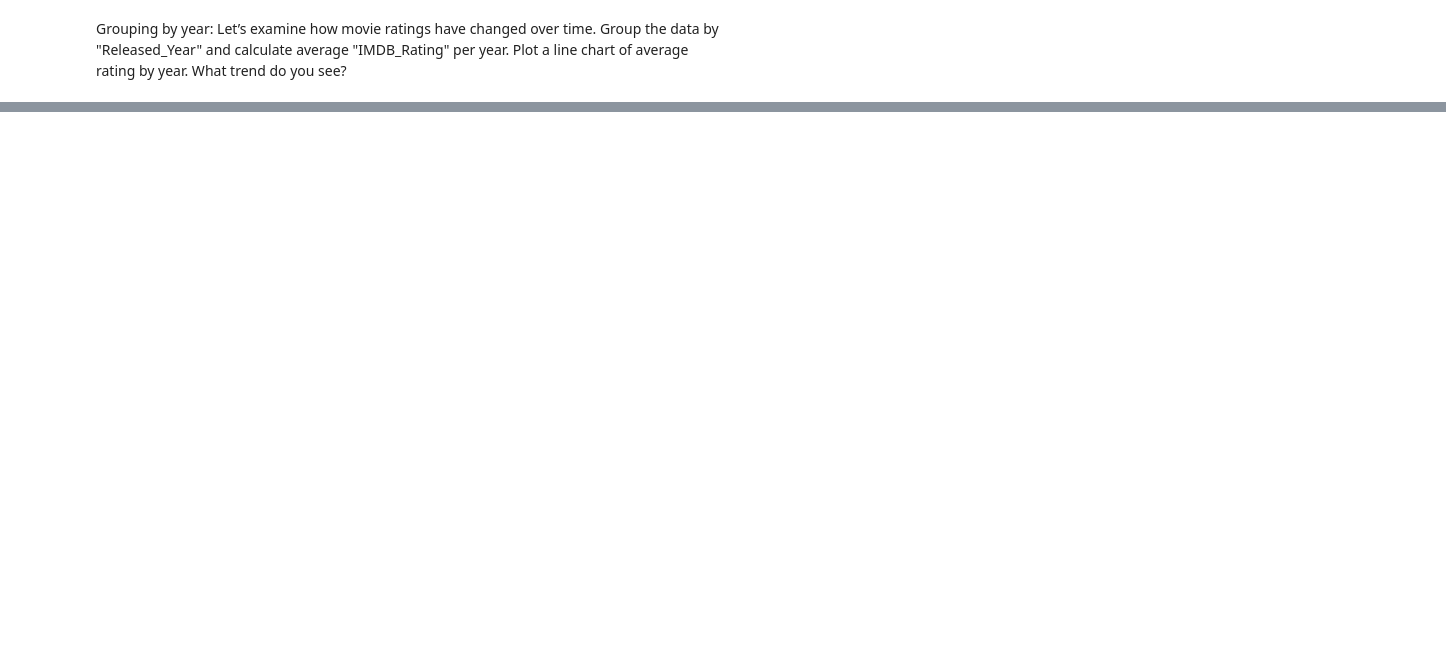
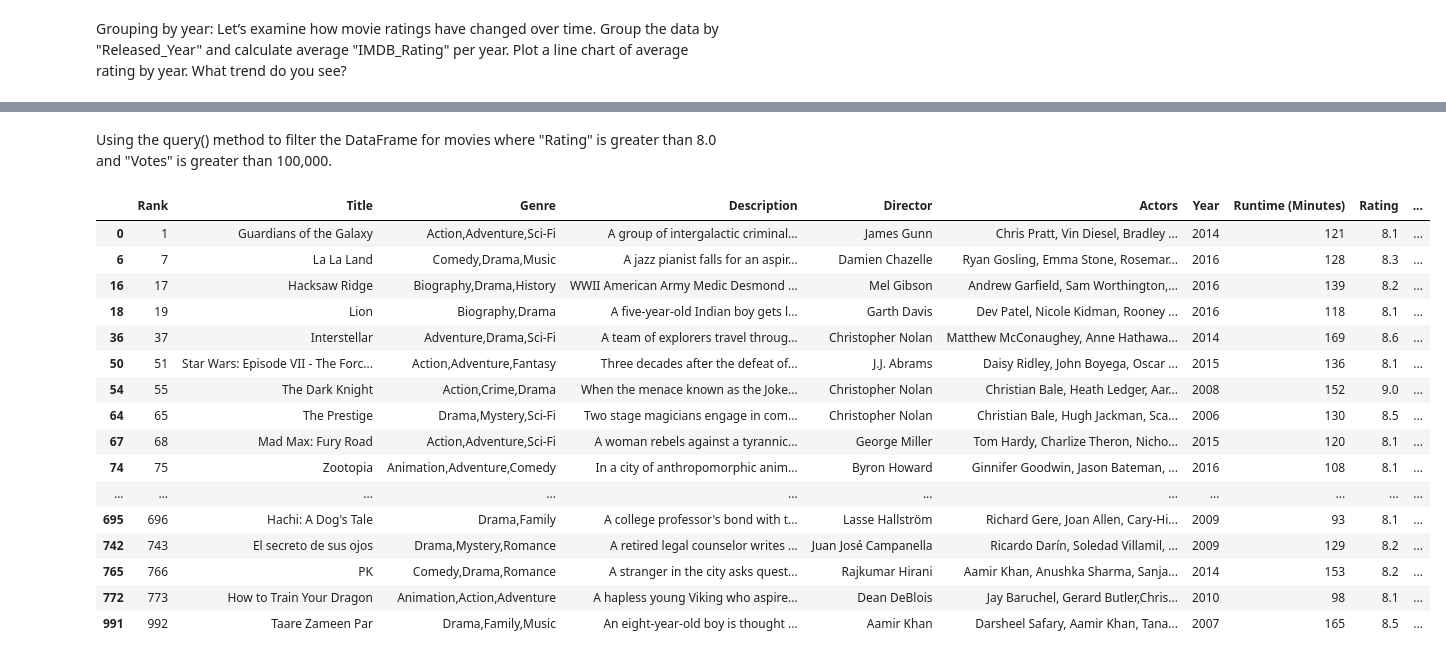
Before and after one commit to darshanchids/Advanced-Python-Adventures, a Jupyter notebook: Data Exploration of IMDB data set.ipynb, the cells around one changed output, grey strips where cells are left out. Saved outputs shown, nothing was run; the diff lists cells and outputs as text; code cells hidden in the pictures; blank space fills up the shorter version.

```diff
--- a/Data Exploration of IMDB data set.ipynb
+++ b/Data Exploration of IMDB data set.ipynb
@@ -192,0 +288,6 @@ rating by year. What trend do you see?
+# %%
+bins = [0, 90, 150, 500]
+lab = ['short', 'standard', 'epic']
+
+df['Movie_Length'] = pd.cut(df['Runtime (Minutes)'], bins=bins, labels=lab, include_lowest=True)
+print(df['Movie_Length'])
@@ -192,0 +355,23 @@ rating by year. What trend do you see?
+# %% [markdown]
+Using the query() method to filter the DataFrame for movies where "Rating" is greater
+than 8.0 and "Votes" is greater than 100,000.
+# %%
+df.query("Rating > 8.0 and Votes > 100000")
+# %% [output]
+|  | Rank | Title | Genre | Description | Director | Actors | Year | Runtime (Minutes) | Rating | ... |
+| 0 | 1 | Guardians of the Galaxy | Action,Adventure,Sci-Fi | A group of intergalactic criminal... | James Gunn | Chris Pratt, Vin Diesel, Bradley ... | 2014 | 121 | 8.1 | ... |
+| 6 | 7 | La La Land | Comedy,Drama,Music | A jazz pianist falls for an aspir... | Damien Chazelle | Ryan Gosling, Emma Stone, Rosemar... | 2016 | 128 | 8.3 | ... |
+| 16 | 17 | Hacksaw Ridge | Biography,Drama,History | WWII American Army Medic Desmond ... | Mel Gibson | Andrew Garfield, Sam Worthington,... | 2016 | 139 | 8.2 | ... |
+| 18 | 19 | Lion | Biography,Drama | A five-year-old Indian boy gets l... | Garth Davis | Dev Patel, Nicole Kidman, Rooney ... | 2016 | 118 | 8.1 | ... |
+| 36 | 37 | Interstellar | Adventure,Drama,Sci-Fi | A team of explorers travel throug... | Christopher Nolan | Matthew McConaughey, Anne Hathawa... | 2014 | 169 | 8.6 | ... |
+| 50 | 51 | Star Wars: Episode VII - The Forc... | Action,Adventure,Fantasy | Three decades after the defeat of... | J.J. Abrams | Daisy Ridley, John Boyega, Oscar ... | 2015 | 136 | 8.1 | ... |
+| 54 | 55 | The Dark Knight | Action,Crime,Drama | When the menace known as the Joke... | Christopher Nolan | Christian Bale, Heath Ledger, Aar... | 2008 | 152 | 9.0 | ... |
+| 64 | 65 | The Prestige | Drama,Mystery,Sci-Fi | Two stage magicians engage in com... | Christopher Nolan | Christian Bale, Hugh Jackman, Sca... | 2006 | 130 | 8.5 | ... |
+| 67 | 68 | Mad Max: Fury Road | Action,Adventure,Sci-Fi | A woman rebels against a tyrannic... | George Miller | Tom Hardy, Charlize Theron, Nicho... | 2015 | 120 | 8.1 | ... |
+| 74 | 75 | Zootopia | Animation,Adventure,Comedy | In a city of anthropomorphic anim... | Byron Howard | Ginnifer Goodwin, Jason Bateman, ... | 2016 | 108 | 8.1 | ... |
+| ... | ... | ... | ... | ... | ... | ... | ... | ... | ... | ... |
+| 695 | 696 | Hachi: A Dog's Tale | Drama,Family | A college professor's bond with t... | Lasse Hallström | Richard Gere, Joan Allen, Cary-Hi... | 2009 | 93 | 8.1 | ... |
+| 742 | 743 | El secreto de sus ojos | Drama,Mystery,Romance | A retired legal counselor writes ... | Juan José Campanella | Ricardo Darín, Soledad Villamil, ... | 2009 | 129 | 8.2 | ... |
+| 765 | 766 | PK | Comedy,Drama,Romance | A stranger in the city asks quest... | Rajkumar Hirani | Aamir Khan, Anushka Sharma, Sanja... | 2014 | 153 | 8.2 | ... |
+| 772 | 773 | How to Train Your Dragon | Animation,Action,Adventure | A hapless young Viking who aspire... | Dean DeBlois | Jay Baruchel, Gerard Butler,Chris... | 2010 | 98 | 8.1 | ... |
+| 991 | 992 | Taare Zameen Par | Drama,Family,Music | An eight-year-old boy is thought ... | Aamir Khan | Darsheel Safary, Aamir Khan, Tana... | 2007 | 165 | 8.5 | ... |
```
Also changed, not shown: parts of 31 cells of this notebook.
